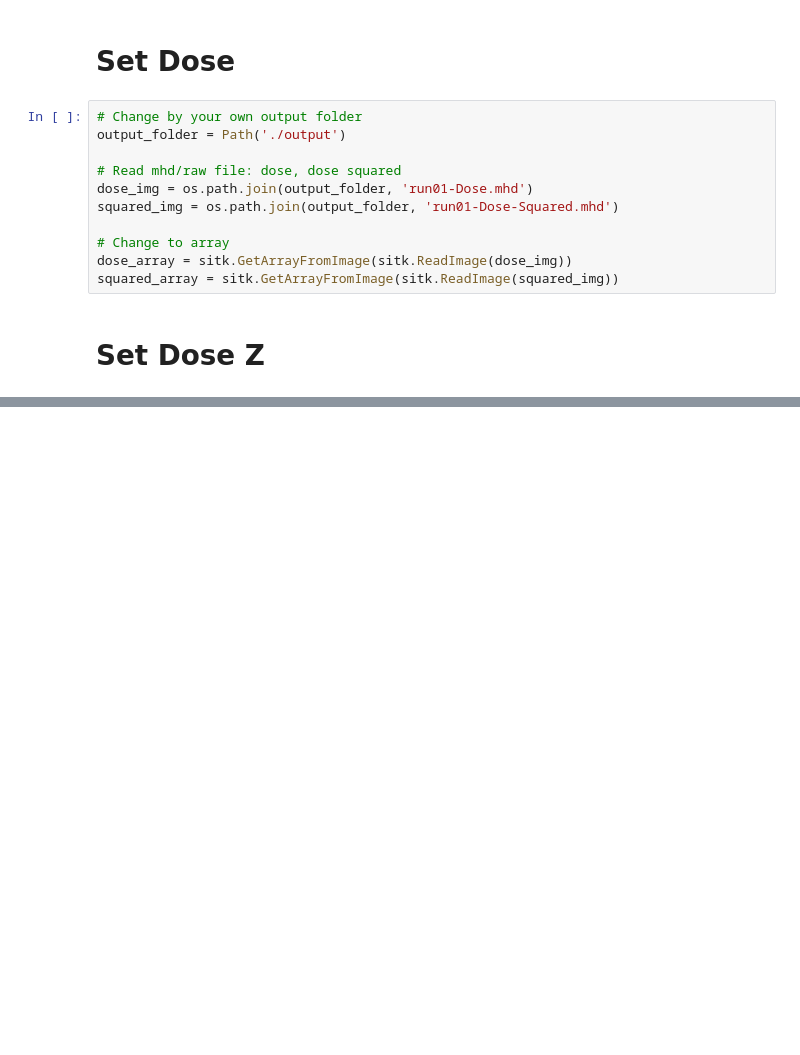
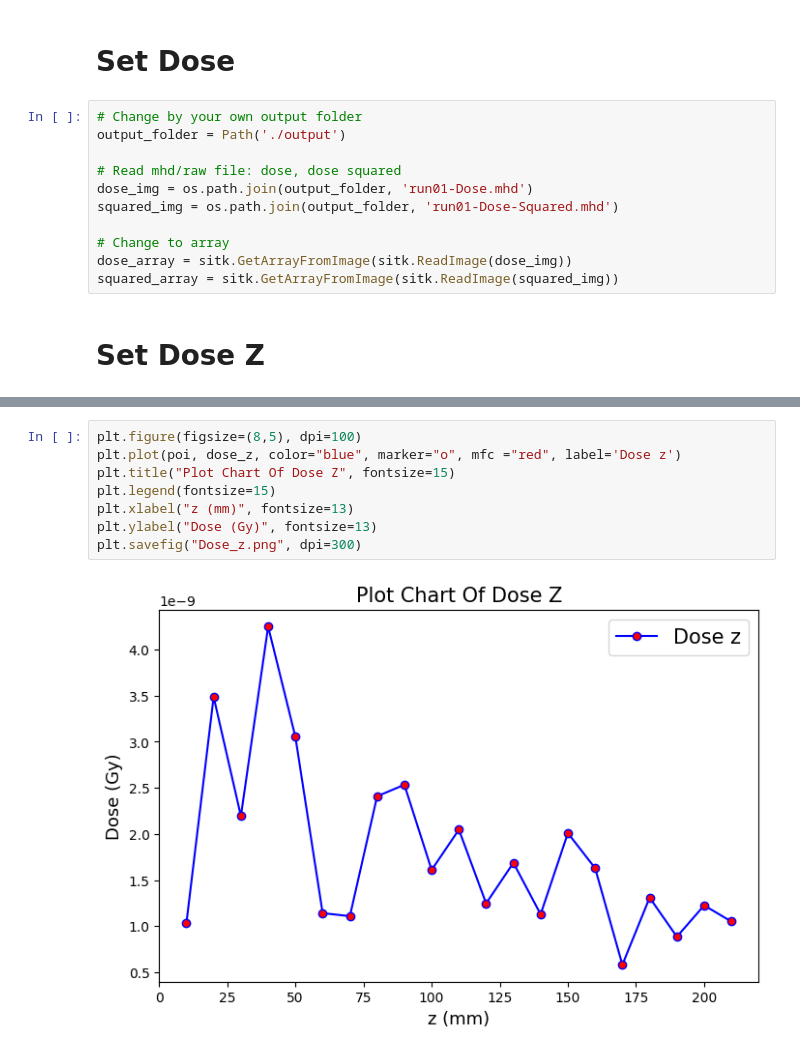
Before and after one commit to danganminh/UngDungTinHoc, a Jupyter notebook: linac_primus_15MV/analyse/DoseZ.ipynb, the cells around one changed output, grey strips where cells are left out. Drawn from its saved outputs; the diff is of its cells as text; blank space fills up the shorter version.

```diff
--- a/linac_primus_15MV/analyse/DoseZ.ipynb
+++ b/linac_primus_15MV/analyse/DoseZ.ipynb
@@ -90,0 +65,10 @@ display(data)
+# %%
+plt.figure(figsize=(8,5), dpi=100)
+plt.plot(poi, dose_z, color="blue", marker="o", mfc ="red", label='Dose z')
+plt.title("Plot Chart Of Dose Z", fontsize=15)
+plt.legend(fontsize=15)
+plt.xlabel("z (mm)", fontsize=13)
+plt.ylabel("Dose (Gy)", fontsize=13)
+plt.savefig("Dose_z.png", dpi=300)
+# %% [output]
+[figure, added]
```
Also changed, not shown: parts of 4 cells of this notebook, 4 other files.
